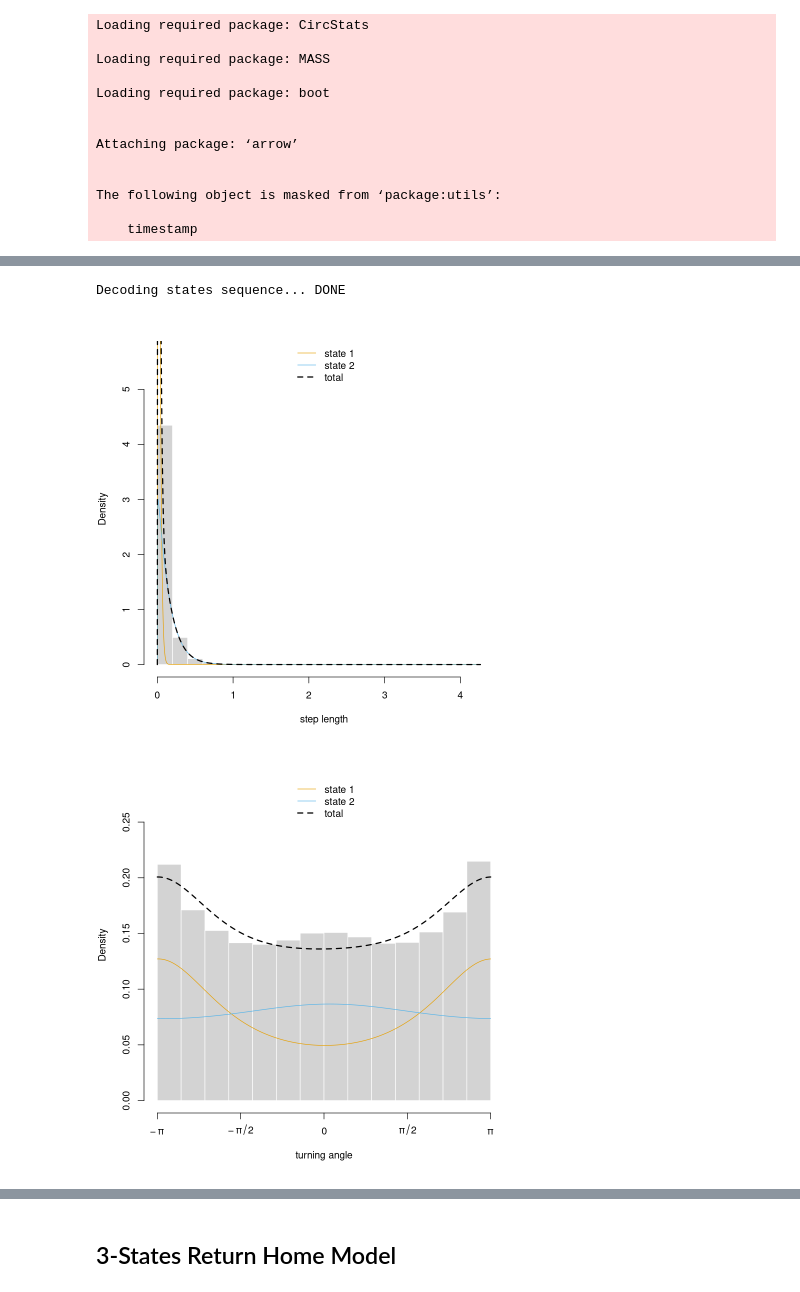
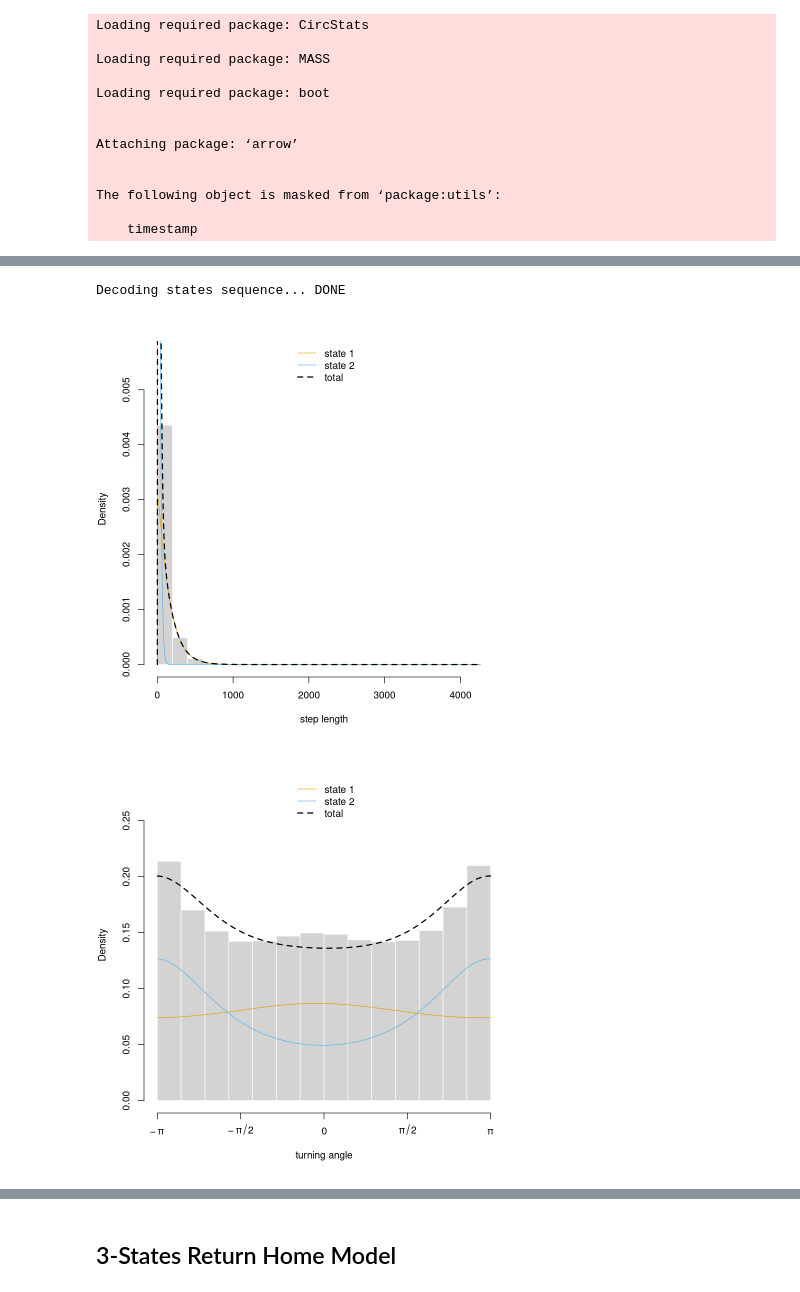
Before and after one commit to GMU-GeoSciences/Repast4pyModels, a Jupyter notebook: Notebooks/02-HMM R-Script.ipynb, the cells around one changed output, grey strips where cells are left out. Cells and saved outputs as stored; diff of their text form; code cells hidden in the pictures.

```diff
--- a/Notebooks/02-HMM R-Script.ipynb
+++ b/Notebooks/02-HMM R-Script.ipynb
@@ -57,3 +80,0 @@ names(gps_data_home) <- c("ID", "x","y","step", "angle", "raster_value", "return
-# %%
-# gps_data_simple
-gps_data_simple$raster_value <- gps_data_simple$raster_value/10+0.001
@@ -127,12 +141,24 @@ anglePar1<- c(mean,concentration)
+# %%
+# Weibull Params
+shape <- c(1.0, 1.3)
+scale <- c(150, 30)
+
+#Cauchy params  FOR RETURN HOME ANGLE
+mean <- c(-0.13, 3.0)
+concentration <- c(0.04, 0.24)
+
+zero_mass0 <- c(0.01, 0.01)
+#if we have duplicates (step-length zero) the first zero_mass should not be zero
+stepPar_simple <- c(shape,scale,zero_mass0)
+anglePar_simple<- c(mean,concentration)
 # %%
-mod_turn <- fitHMM(data = gps_data_home,
+model_simple <- fitHMM(data = gps_data_simple,
                nbStates = 2,
                stepDist = 'weibull',
                angleDist = 'wrpcauchy',
-               stepPar0 = stepPar1,
-               anglePar0 = anglePar1,
-               formula=~return_home_distance
+               stepPar0 = stepPar_simple,
+               anglePar0 = anglePar_simple
                   )
 
-mod_turn
+model_simple
 # %% [output]
@@ -140,7 +188,7 @@ Timing stopped at: 63.18 0.381 63.6
-# %%
-plot(mod_turn, ask = FALSE, plotTracks = FALSE, plotCI = TRUE)
-# %% [output]
-Decoding states sequence... DONE
-[figure, removed]
-[figure, removed]
+# %%
+plot(model_simple, ask = FALSE, plotTracks = FALSE, plotCI = TRUE)
+# %% [output]
+Decoding states sequence... DONE
+[figure, added]
+[figure, added]
 # %% [markdown]
```
Also changed, not shown: parts of 50 cells of this notebook, 16 other files.
